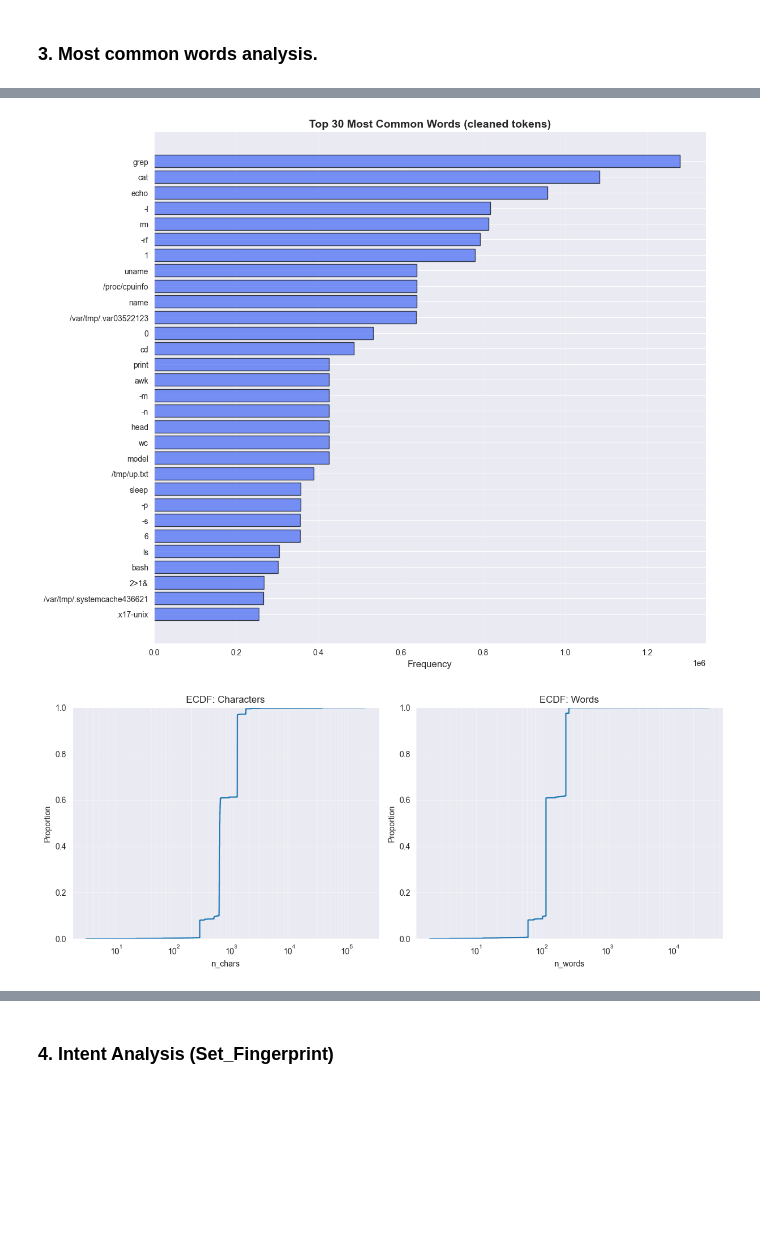
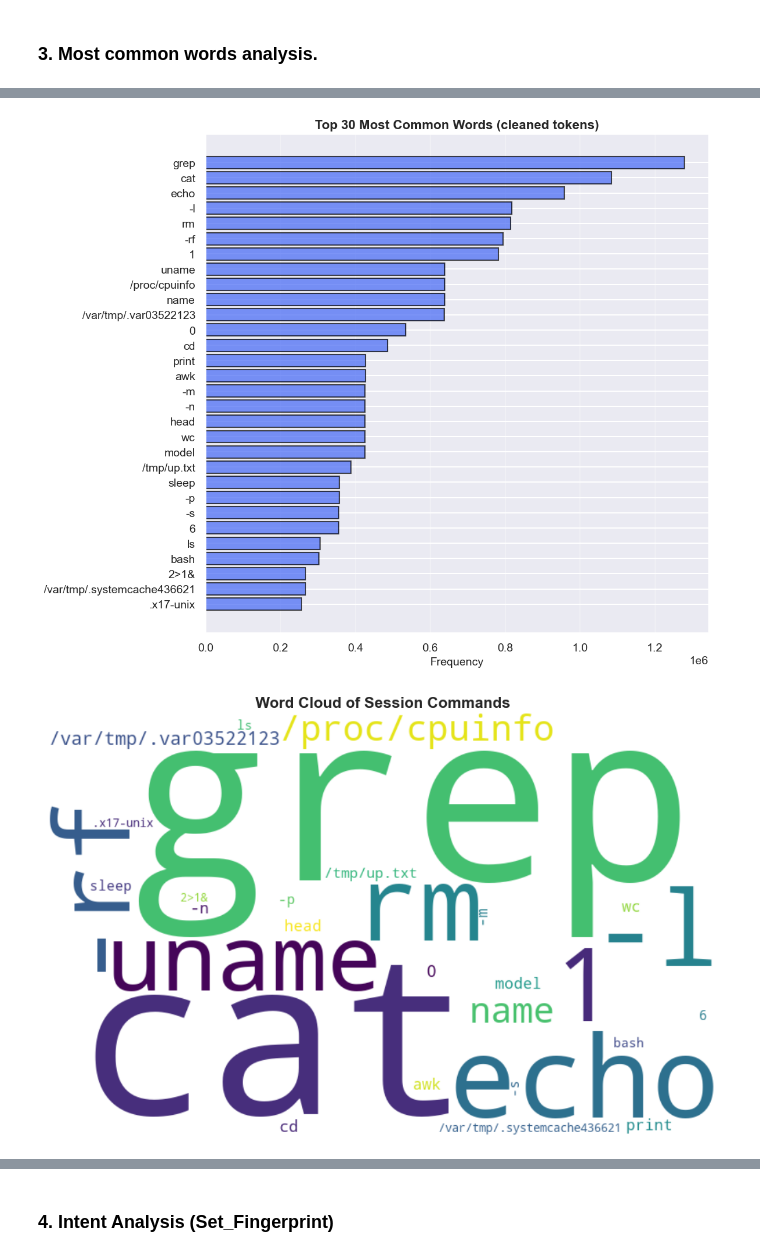
Before and after one commit to SteLib/ML-ssh-session-classifier, a Jupyter notebook: section_1_pre_processing.ipynb, the cells around one changed output, grey strips where cells are left out. Saved outputs shown, nothing was run; the diff lists cells and outputs as text; code cells hidden in the pictures; blank space fills up the shorter version.

```diff
--- a/section_1_pre_processing.ipynb
+++ b/section_1_pre_processing.ipynb
@@ -454,30 +465,14 @@ counts = [count for word, count in top_30_words]
 # Horizontal bar chart (better for long words/paths)
 plt.figure(figsize=(12, 10))
 plt.barh(range(len(words)), counts, color="#4467F5", edgecolor='black', alpha=0.7)
-plt.yticks(range(len(words)), words, fontsize=10)
-plt.xlabel('Frequency', fontsize=12)
-plt.title('Top 30 Most Common Words (cleaned tokens)', fontsize=14, fontweight='bold')
+plt.yticks(range(len(words)), words, fontsize=14)
+plt.xlabel('Frequency', fontsize=14)
+plt.title('Top 30 Most Common Words (cleaned tokens)', fontsize=16, fontweight='bold')
 plt.gca().invert_yaxis()  # Most common at top
 plt.grid(axis='x', alpha=0.3)
 plt.tight_layout()
 plt.show()
 
-# -----------------------
-# ECDF
-# -----------------------
-plt.figure(figsize=(12, 5))
-plt.subplot(1, 2, 1)
-sns.ecdfplot(df['n_chars'], log_scale=True)
-plt.title("ECDF: Characters")
-plt.grid(True, which="both", alpha=0.3)
-
-plt.subplot(1, 2, 2)
-sns.ecdfplot(df['n_words'], log_scale=True)
-plt.title("ECDF: Words")
-plt.grid(True, which="both", alpha=0.3)
-
-plt.tight_layout()
-plt.show()
 
 # -----------------------
 # WORD CLOUD (L'effetto "Wow" visivo)
@@ -494,32 +489,32 @@ wordcloud = WordCloud(
     background_color='white',
     colormap='viridis',  # O 'magma', 'inferno' per colori diversi
     max_words=30
 ).generate_from_frequencies(word_freq_dict)
 
 # Plot
 plt.figure(figsize=(14, 7))
 plt.imshow(wordcloud, interpolation='bilinear')
 plt.axis('off')  # Nasconde gli assi
 plt.title("Word Cloud of Session Commands", fontsize=16, fontweight='bold')
 plt.tight_layout()
 plt.show()
 # %% [output]
 === TOP 30 MOST COMMON WORDS (cleaned tokens) ===
 Rank   Word                                          Count Percentage
 ----------------------------------------------------------------------
 1      grep                                      1,278,532      4.78%
 2      cat                                       1,083,259      4.05%
 3      echo                                        957,763      3.58%
 4      -l                                          818,111      3.06%
 5      rm                                          814,319      3.05%
 6      -rf                                         793,808      2.97%
 7      1                                           781,336      2.92%
 8      uname                                       639,136      2.39%
 9      /proc/cpuinfo                               638,865      2.39%
 ... (20 lines left out)
 30     .x17-unix                                   255,364      0.96%
 
 Total unique words (vocabulary size): 397,401
 Total word occurrences: 26,731,764
-[figure, old version]
+[figure, new version]
-[figure, old version]
+[figure, new version]
```
Also changed, not shown: parts of 4 cells of this notebook, 2 other files.
